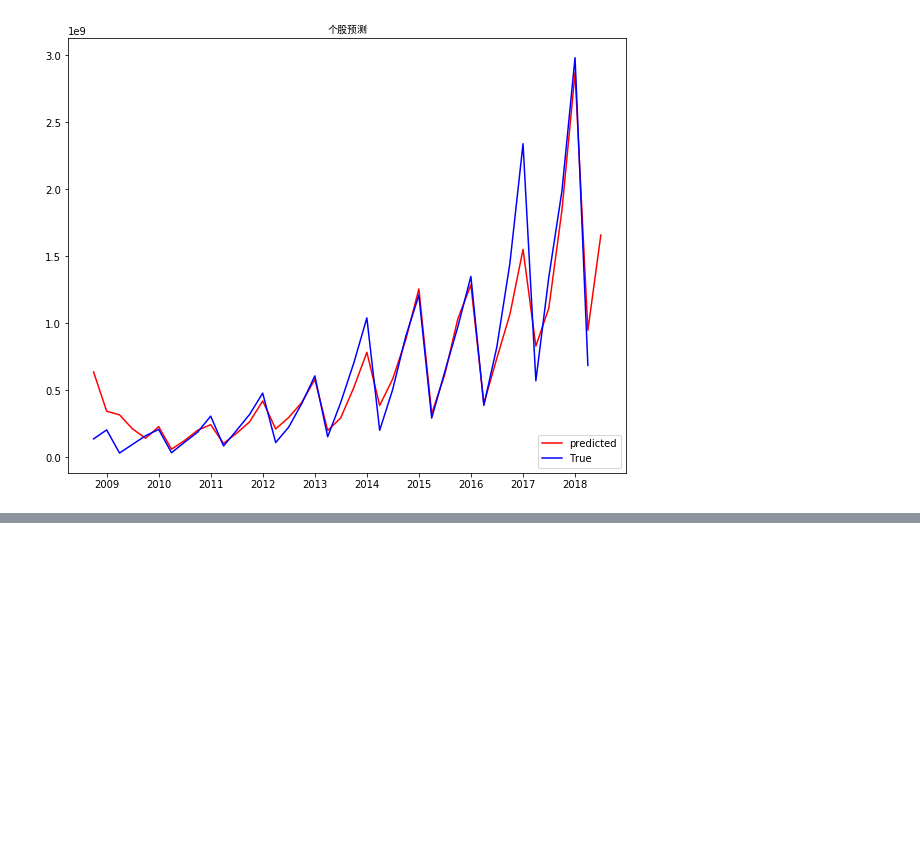
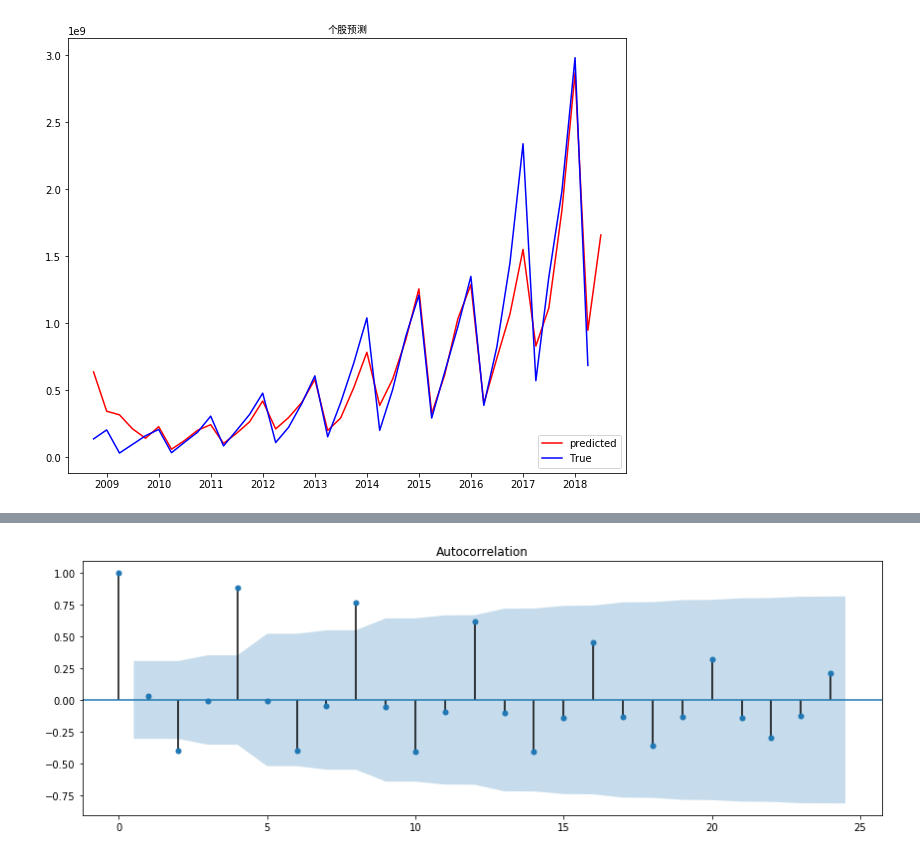
Before and after one commit to hyang1985/-, a Jupyter notebook: 上市公司营收预测.ipynb, the cells around one changed output, grey strips where cells are left out. Cells and saved outputs as stored; diff of their text form; code cells hidden in the pictures; blank space fills up the shorter version.

```diff
--- a/上市公司营收预测.ipynb
+++ b/上市公司营收预测.ipynb
@@ -383,16 +355,18 @@ fig.tight_layout()
 # %%
+from statsmodels.tsa.arima_model import ARIMA
 predict=pd.DataFrame(columns=['TICKER_SYMBOL','REVENUE'])
-for symbol in symbol_continuous[:10]:
+for symbol in symbol_continuous:
     dtemp=Income.loc[Income['TICKER_SYMBOL']==symbol]['REVENUE']
-    order = st.arma_order_select_ic(dtemp,max_ar=8,max_ma=8,ic=['aic', 'bic', 'hqic'])
-    order.bic_min_order
+    #order = st.arma_order_select_ic(dtemp,max_ar=8,max_ma=8,ic=['aic', 'bic', 'hqic'])
+    #order.bic_min_order
     if dtemp.index.size>=12:
         #model = ARMA(dtemp,order=order.bic_min_order)
-        model = ARMA(dtemp,order=(8,0))
+        model = ARIMA(dtemp,order=(8,1,0))
     else:
-        model=ARMA(dtemp,order=(dtemp.index.size/2,0))
-    results_ARMA = model.fit(disp=-1, method='mle')
-    results_ARMA
-    pred = results_ARMA.predict(start=dtemp.index.min(), end='2018Q2')
-    predict=predict.append([symbol,pred[-1]])
+        model=ARIMA(dtemp,order=(dtemp.index.size/2,1,0))
+    results_ARIMA = model.fit(disp=-1,method='css')
+    results_ARIMA
+    pred = results_ARIMA.predict(start='2018Q2', end='2018Q2')
+    predict=predict.append({'REVENUE':pred[-1],'TICKER_SYMBOL':symbol},ignore_index=True)
+    predict
 # %% [output]
@@ -414,0 +392,8 @@ symbol,pred[-1]
+# %%
+fig = plt.figure(figsize=(12,8))
+ax1 = fig.add_subplot(211)
+sm.graphics.tsa.plot_acf(dtemp, lags=24,ax=ax1)
+ax1.xaxis.set_ticks_position('bottom')
+fig.tight_layout()
+# %% [output]
+[figure, added]
```
Also changed, not shown: parts of 15 cells of this notebook.
